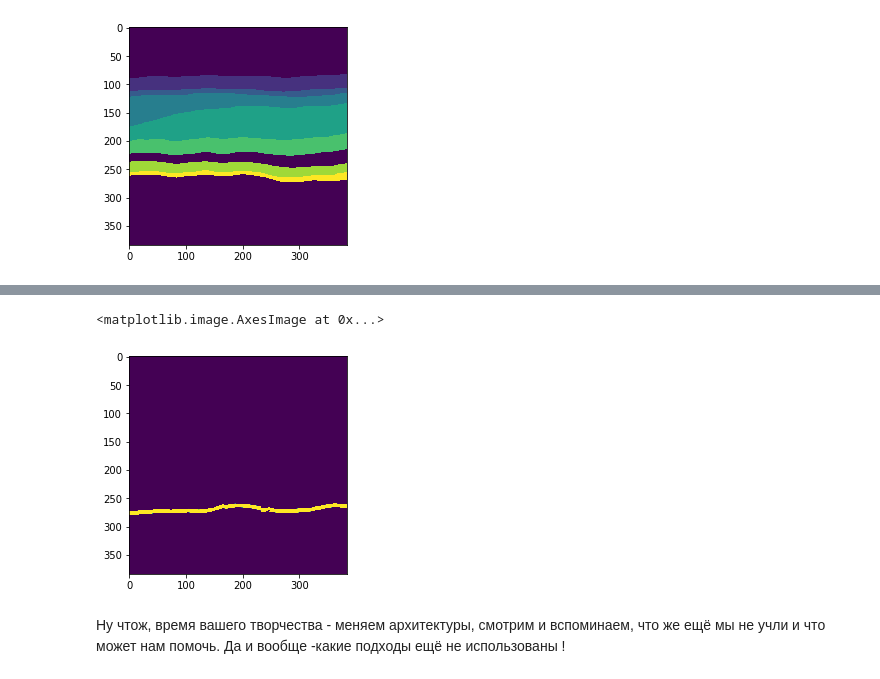
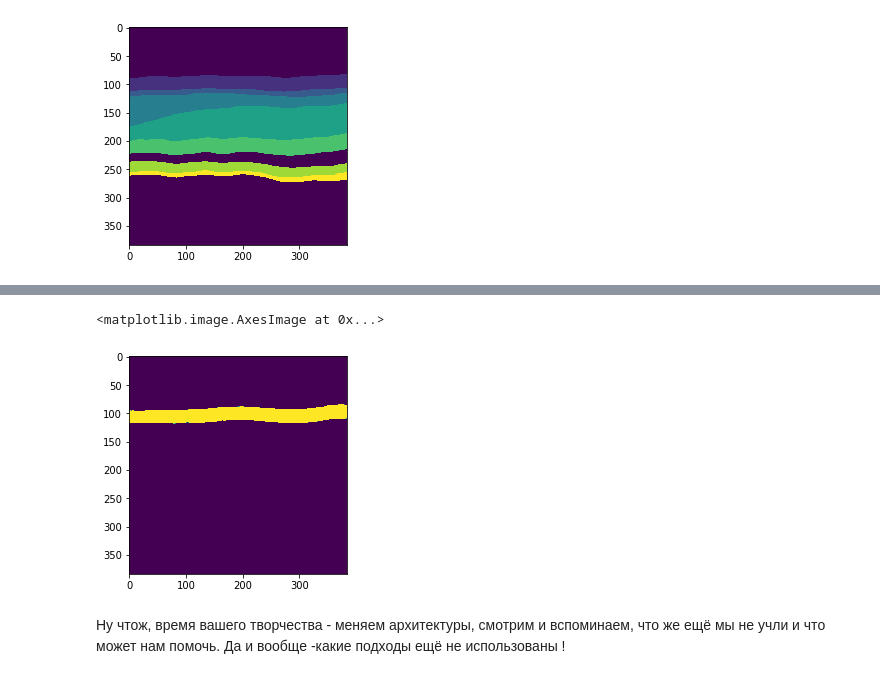
Before and after one commit to care1e55/neural_nets_dpo, a Jupyter notebook: logi_2020/week07/home-bck.ipynb, the cells around one changed output, grey strips where cells are left out. Drawn from its saved outputs; the diff is of its cells as text; code cells hidden in the pictures.

```diff
--- a/logi_2020/week07/home-bck.ipynb
+++ b/logi_2020/week07/home-bck.ipynb
@@ -409,7 +409,7 @@ def lr_scheduler(epoch):
 lrate = LearningRateScheduler(lr_scheduler)
 # %%
 history = model_unet.fit_generator(batch_generator(X_train, y_train, 2),
-                    epochs=5,
+                    epochs=10,
                     steps_per_epoch=326,
                     validation_data=batch_generator(X_test, y_test, 2),
                     validation_steps=112,
@@ -452,8 +450,8 @@ plt.imshow(y_test[1].squeeze())
 # %%
-plt.imshow(preds.squeeze()[:,:,6])
+plt.imshow(preds.squeeze()[:,:,0])
 # %% [output]
 <matplotlib.image.AxesImage at 0x...>
-[figure, old version]
+[figure, new version]
 # %% [markdown]
 Ну чтож, время вашего творчества - меняем архитектуры, смотрим и вспоминаем, что же ещё мы не учли и что может нам помочь. Да и вообще -какие подходы ещё не использованы !
 # %%
```
Also changed, not shown: parts of 3 cells of this notebook, 1 other file.
